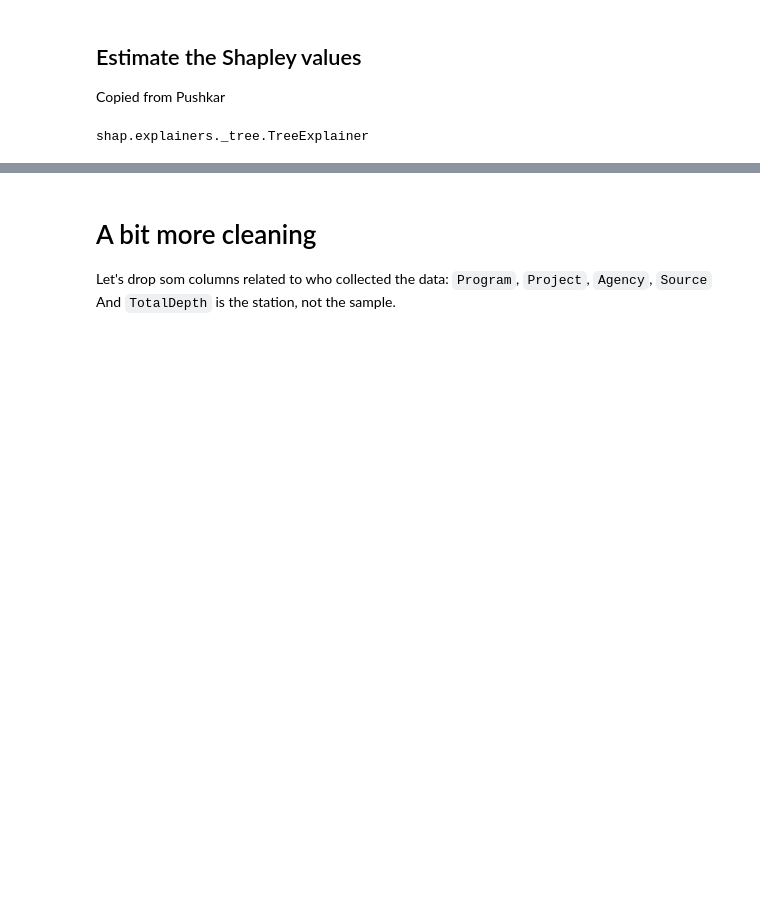
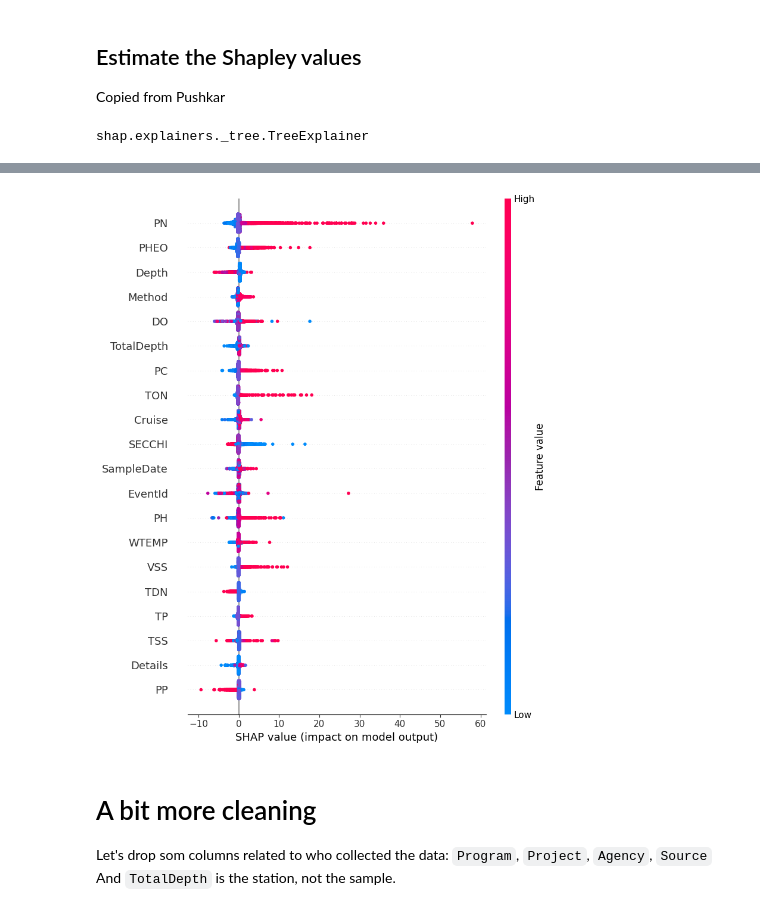
Before and after one commit to clairemerriman/na-erdos-fellows-monorepo, a Jupyter notebook: notebooks/plankton_patrol_models/model_plank_XGBoost_water.ipynb, the cells around one changed output, grey strips where cells are left out. Cells and saved outputs as stored; diff of their text form; code cells hidden in the pictures; blank space fills up the shorter version.

```diff
--- a/notebooks/plankton_patrol_models/model_plank_XGBoost_water.ipynb
+++ b/notebooks/plankton_patrol_models/model_plank_XGBoost_water.ipynb
@@ -268,3 +204,7 @@ shap.plots.waterfall(shap_values[0])
+# %%
+shap.summary_plot(shap_values,X_test)
+# %% [output]
+[figure, added]
 # %% [markdown]
 # A bit more cleaning
 
```
Also changed, not shown: parts of 17 cells of this notebook, 5 other files.
